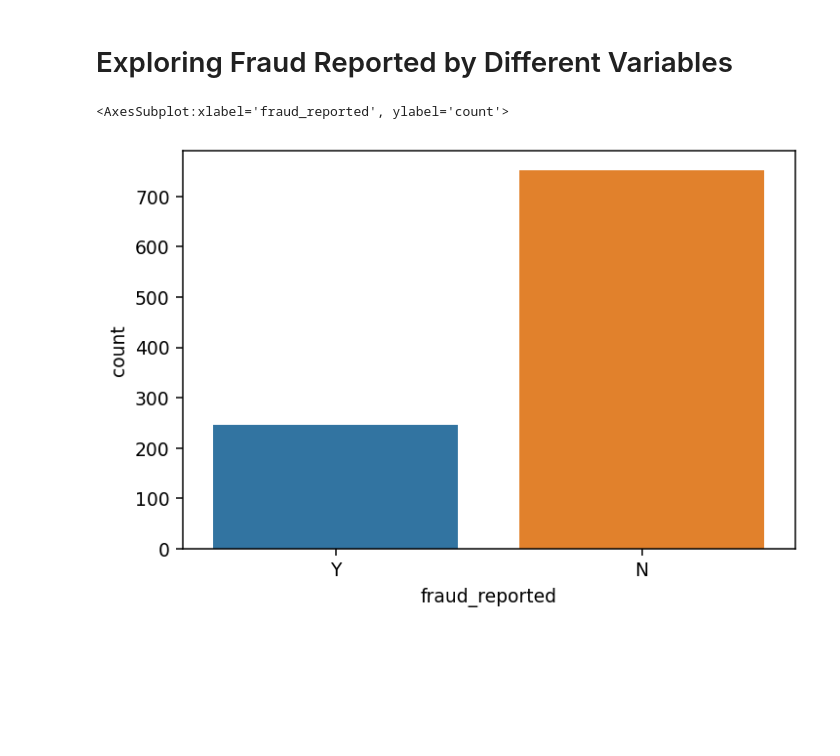
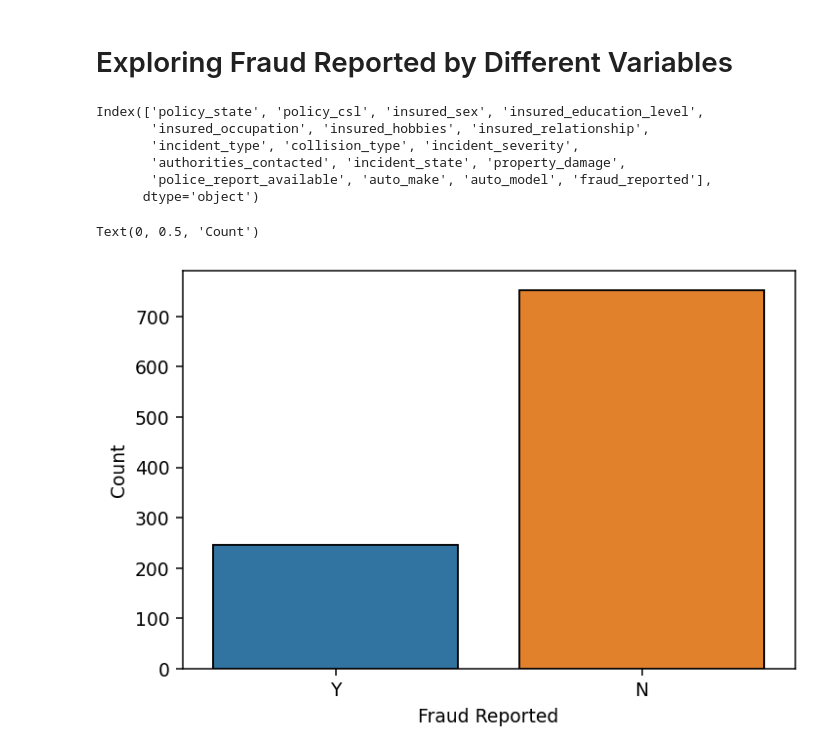
Before and after one commit to kcao22/insurance_fraud, a Jupyter notebook: exploration.ipynb, the cells around one changed output. Cells and saved outputs as stored; diff of their text form; code cells hidden in the pictures; blank space fills up the shorter version.

```diff
--- a/exploration.ipynb
+++ b/exploration.ipynb
@@ -318,8 +318,19 @@ g = create_corr_map(df)
 #     plt.show()
 # %% [markdown]
 # Exploring Fraud Reported by Different Variables
+# %%
+df.select_dtypes('object').columns
+# %% [output]
+Index(['policy_state', 'policy_csl', 'insured_sex', 'insured_education_level',
+       'insured_occupation', 'insured_hobbies', 'insured_relationship',
+       'incident_type', 'collision_type', 'incident_severity',
+       'authorities_contacted', 'incident_state', 'property_damage',
+       'police_report_available', 'auto_make', 'auto_model', 'fraud_reported'],
+      dtype='object')
 # %%
-sns.countplot(data=df, x='fraud_reported')
+sns.countplot(data=df, x='fraud_reported', edgecolor='black')
+plt.xlabel('Fraud Reported')
+plt.ylabel('Count')
 # %% [output]
-<AxesSubplot:xlabel='fraud_reported', ylabel='count'>
+Text(0, 0.5, 'Count')
-[figure, old version]
+[figure, new version]
```
Also changed, not shown: parts of 11 cells of this notebook.
